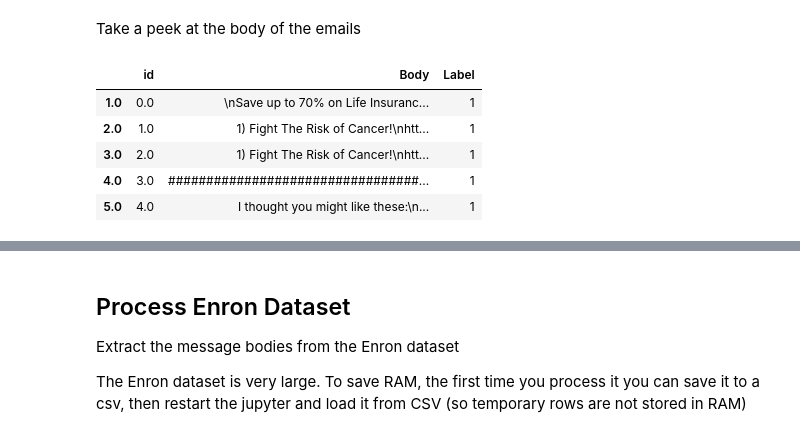
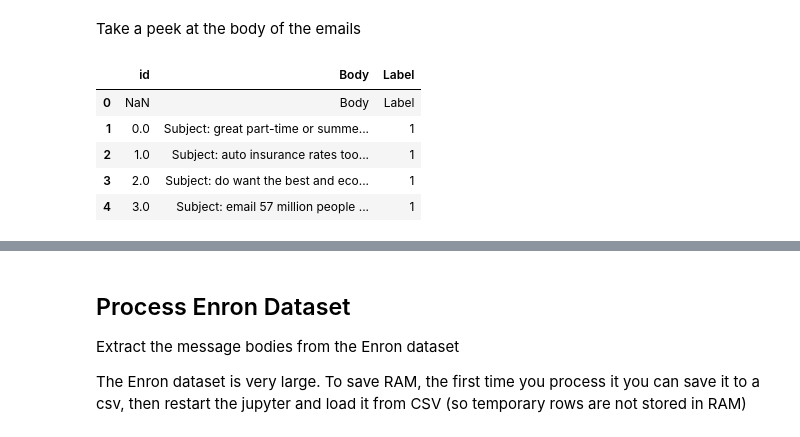
Before and after one commit to Twigonometry/Phishing-ML, a Jupyter notebook: classif.ipynb, the cells around one changed output, grey strips where cells are left out. Saved outputs shown, nothing was run; the diff lists cells and outputs as text; code cells hidden in the pictures.

```diff
--- a/classif.ipynb
+++ b/classif.ipynb
@@ -105,11 +85,11 @@ dfSpam = pd.concat(dfs).dropna(axis=0)
 # %% [markdown]
 Take a peek at the body of the emails
 # %%
-dfSpam.head()
+dfLing.head()
 # %% [output]
 |  | id | Body | Label |
-| 1.0 | 0.0 | \nSave up to 70% on Life Insuranc... | 1 |
-| 2.0 | 1.0 | 1) Fight The Risk of Cancer!\nhtt... | 1 |
-| 3.0 | 2.0 | 1) Fight The Risk of Cancer!\nhtt... | 1 |
-| 4.0 | 3.0 | #################################... | 1 |
-| 5.0 | 4.0 | I thought you might like these:\n... | 1 |
+| 0 | NaN | Body | Label |
+| 1 | 0.0 | Subject: great part-time or summe... | 1 |
+| 2 | 1.0 | Subject: auto insurance rates too... | 1 |
+| 3 | 2.0 | Subject: do want the best and eco... | 1 |
+| 4 | 3.0 | Subject: email 57 million people ... | 1 |
```
Also changed, not shown: parts of 6 cells of this notebook, 1 other file.
